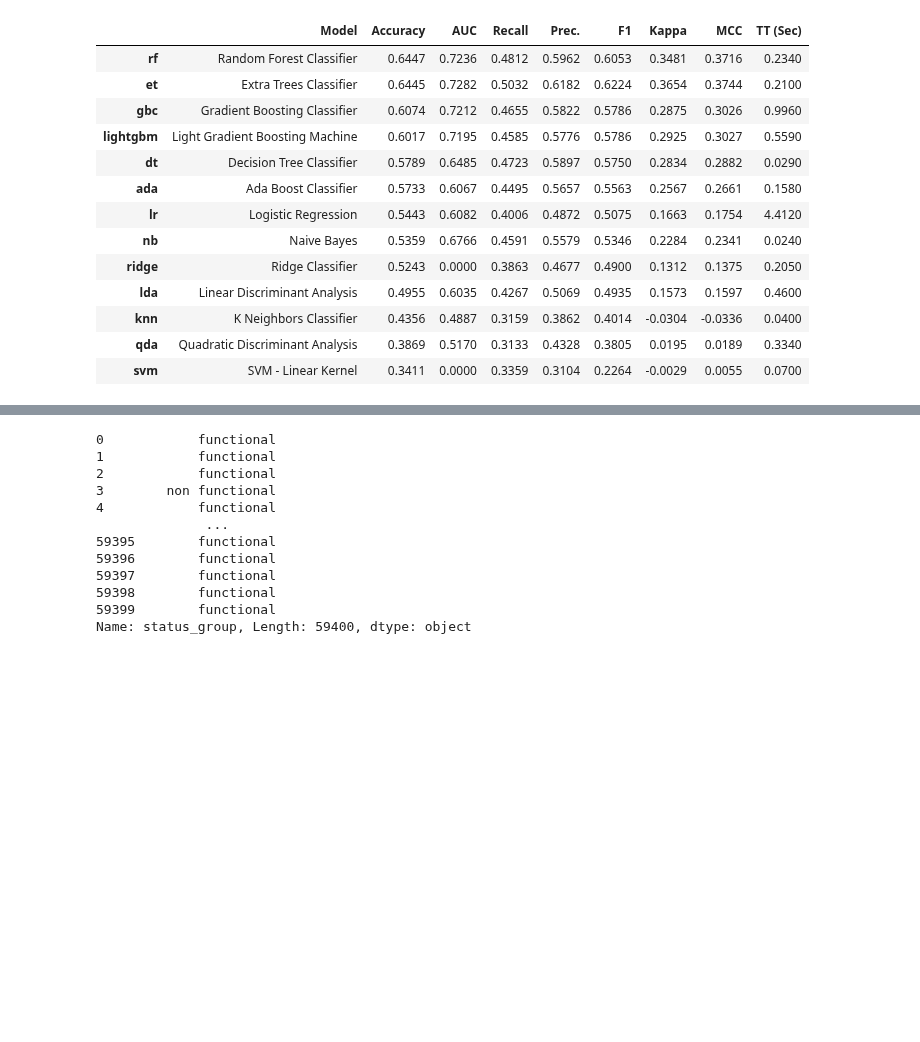
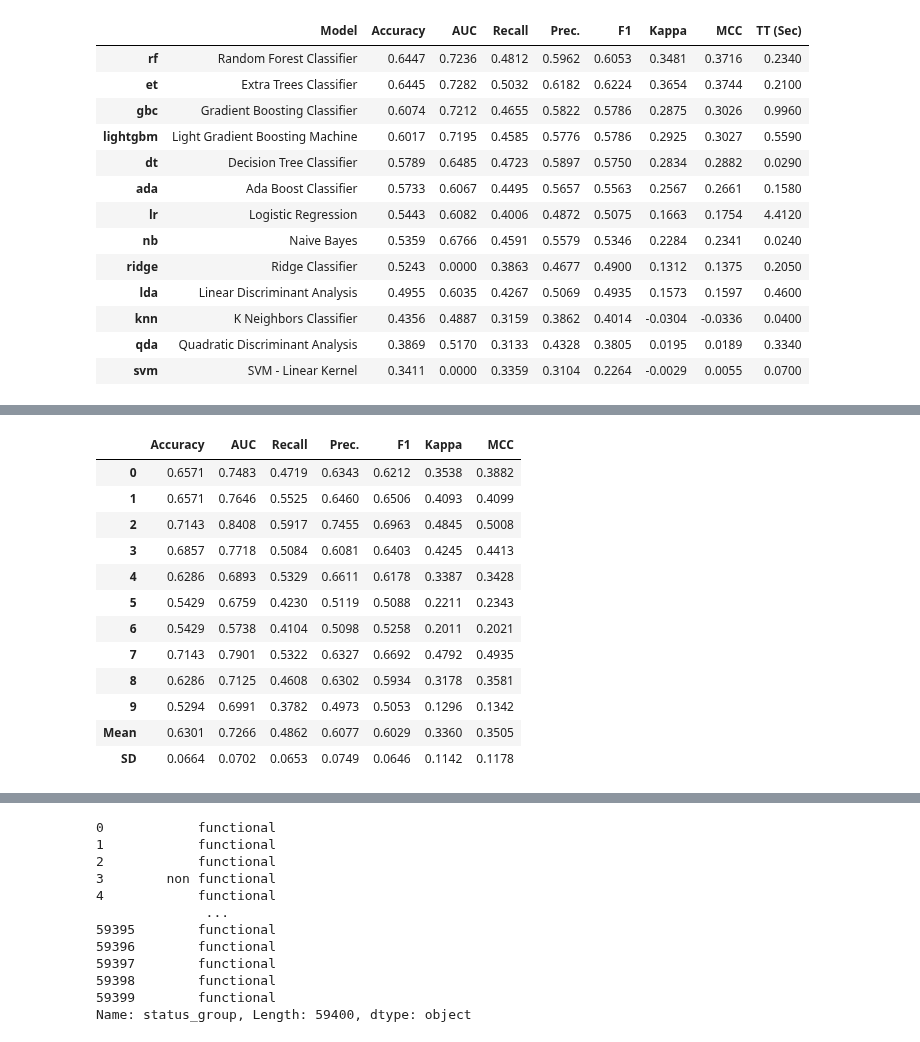
Before and after one commit to JannaW0402/Pump-it-Up, a Jupyter notebook: 869model.ipynb, the cells around one changed output, grey strips where cells are left out. Cells and saved outputs as stored; diff of their text form; code cells hidden in the pictures; blank space fills up the shorter version.

```diff
--- a/869model.ipynb
+++ b/869model.ipynb
@@ -249,0 +286,17 @@ Fitting 10 folds for each of 10 candidates, totalling 100 fits
+# %%
+bagged_et = ensemble_model(et)
+boosted_et = ensemble_model(et, method = 'Boosting')
+# %% [output]
+|  | Accuracy | AUC | Recall | Prec. | F1 | Kappa | MCC |
+| 0 | 0.6571 | 0.7483 | 0.4719 | 0.6343 | 0.6212 | 0.3538 | 0.3882 |
+| 1 | 0.6571 | 0.7646 | 0.5525 | 0.6460 | 0.6506 | 0.4093 | 0.4099 |
+| 2 | 0.7143 | 0.8408 | 0.5917 | 0.7455 | 0.6963 | 0.4845 | 0.5008 |
+| 3 | 0.6857 | 0.7718 | 0.5084 | 0.6081 | 0.6403 | 0.4245 | 0.4413 |
+| 4 | 0.6286 | 0.6893 | 0.5329 | 0.6611 | 0.6178 | 0.3387 | 0.3428 |
+| 5 | 0.5429 | 0.6759 | 0.4230 | 0.5119 | 0.5088 | 0.2211 | 0.2343 |
+| 6 | 0.5429 | 0.5738 | 0.4104 | 0.5098 | 0.5258 | 0.2011 | 0.2021 |
+| 7 | 0.7143 | 0.7901 | 0.5322 | 0.6327 | 0.6692 | 0.4792 | 0.4935 |
+| 8 | 0.6286 | 0.7125 | 0.4608 | 0.6302 | 0.5934 | 0.3178 | 0.3581 |
+| 9 | 0.5294 | 0.6991 | 0.3782 | 0.4973 | 0.5053 | 0.1296 | 0.1342 |
+| Mean | 0.6301 | 0.7266 | 0.4862 | 0.6077 | 0.6029 | 0.3360 | 0.3505 |
+| SD | 0.0664 | 0.0702 | 0.0653 | 0.0749 | 0.0646 | 0.1142 | 0.1178 |
```
Also changed, not shown: parts of 22 cells of this notebook.
